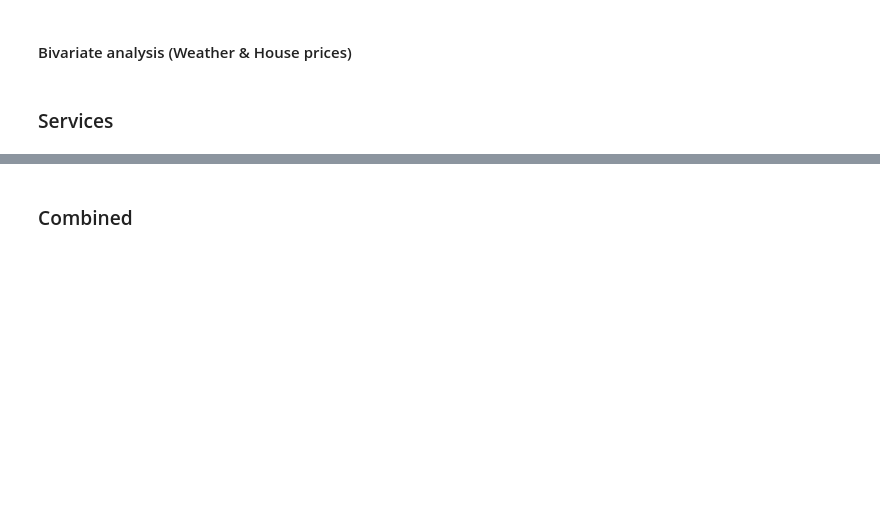
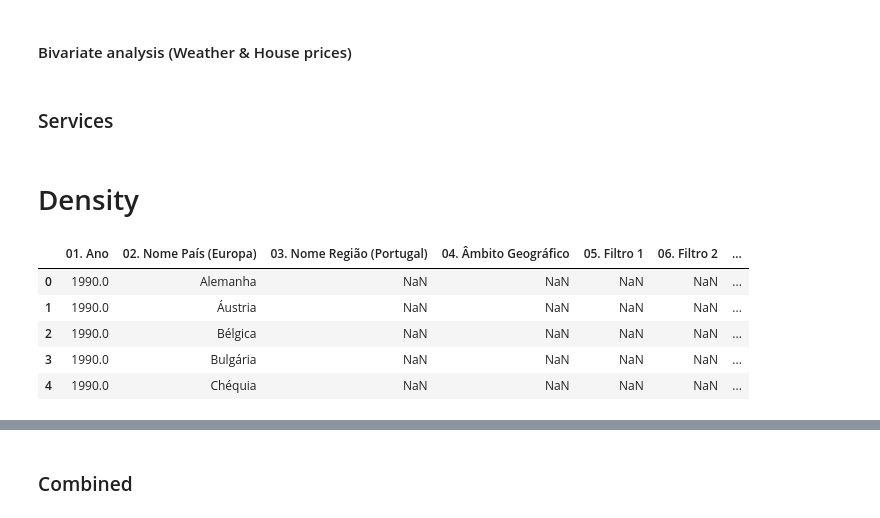
Before and after one commit to Shushunya/FCD-housing-prices, a Jupyter notebook: main.ipynb, the cells around one changed output, grey strips where cells are left out. Cells and saved outputs as stored; diff of their text form; code cells hidden in the pictures; blank space fills up the shorter version.

Commit message:
added density and age-dist data, and rerun the models

```diff
--- a/main.ipynb
+++ b/main.ipynb
@@ -59,6 +60,8 @@ for d in dirs:
 HOUSE_FILE = os.path.join(DATA_DIR, "house_pricing_raw.csv")
 HOUSE_EXCEL_FILE = os.path.join(DATA_DIR, "Destaque_HAB_1T2025_EN.xlsx")
 INCOME_FILE = os.path.join(DATA_DIR, "582.csv")
+DENSITY_FILE = os.path.join(DATA_DIR, "density.csv")
+AGE_DISTRIBUTION_FILE = os.path.join(DATA_DIR, "age-distribution.csv")
 
 # Preprocessed data
 HOUSE_CLEAN_FILE = os.path.join(PDATA_DIR, "house_NUTS4.csv")
@@ -66,6 +69,8 @@ MUNICIPALITIES_FILE = os.path.join(PDATA_DIR, "municipalities_list.csv")
 INCOME_CLEAN_FILE = os.path.join(PDATA_DIR, "total_average_income_by_municipality.csv")
 WEATHER_QUARTER_FILE = os.path.join(PDATA_DIR, "weather_quarterly.csv")
 MASTER_DF_FILE = os.path.join(PDATA_DIR, "master_dataset.csv")
+DENSITY_CLEAN_FILE = os.path.join(PDATA_DIR, "density_by_municipality.csv")
+AGE_DISTRIBUTION_CLEAN_FILE = os.path.join(PDATA_DIR, "age_distribution_by_municipality.csv")
 
 # Data from API
 WEATHER_FILE = os.path.join(API_DATA, "weather.csv")
@@ -614,3 +619,15 @@ service_cols = [
     "kindergarten", "library", "mall", "museum", "pharmacy", "police",
     "post_office", "school", "station", "theatre", "university",
 ]
+# %% [markdown]
+# Density
+# %%
+df_density = pd.read_csv(DENSITY_FILE, encoding='utf-8-sig')
+df_density.head()
+# %% [output]
+|  | 01. Ano | 02. Nome País (Europa) | 03. Nome Região (Portugal) | 04. Âmbito Geográfico | 05. Filtro 1 | 06. Filtro 2 | ... |
+| 0 | 1990.0 | Alemanha | NaN | NaN | NaN | NaN | ... |
+| 1 | 1990.0 | Áustria | NaN | NaN | NaN | NaN | ... |
+| 2 | 1990.0 | Bélgica | NaN | NaN | NaN | NaN | ... |
+| 3 | 1990.0 | Bulgária | NaN | NaN | NaN | NaN | ... |
+| 4 | 1990.0 | Chéquia | NaN | NaN | NaN | NaN | ... |
```
Also changed, not shown: parts of 25 cells of this notebook, 5 other files.
